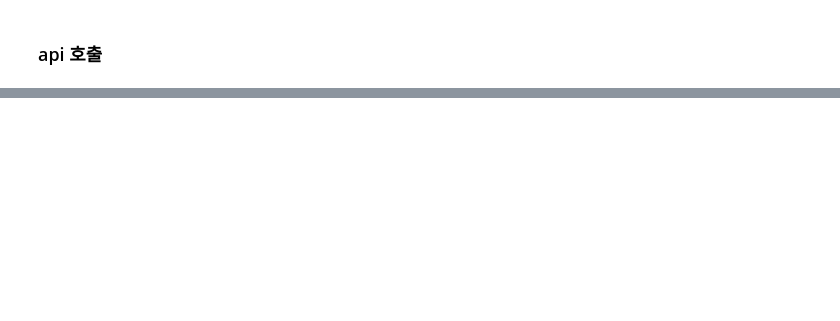
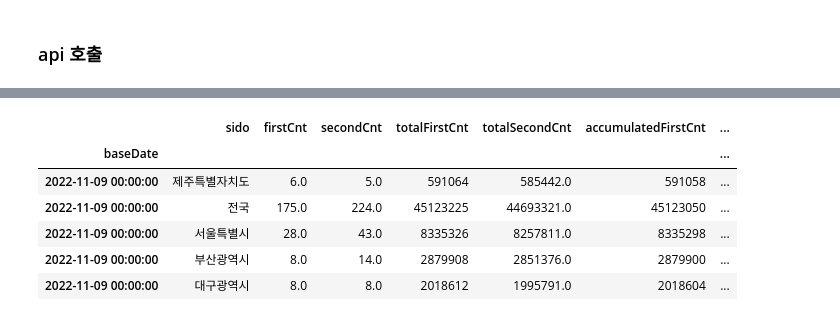
Before and after one commit to tanya-bang/12.Hadoop-Spark, a Jupyter notebook: note/14_Extract.ipynb, the cells around one changed output, grey strips where cells are left out. Cells and saved outputs as stored; diff of their text form; code cells hidden in the pictures; blank space fills up the shorter version.

```diff
--- a/note/14_Extract.ipynb
+++ b/note/14_Extract.ipynb
@@ -64,0 +357,11 @@ from bs4 import BeautifulSoup
+# %%
+vac_v1 = pd.read_csv('data/corona_data/Covid19Vaccine.csv', index_col=0)
+vac_v1.head(5)
+# %% [output]
+|  | sido | firstCnt | secondCnt | totalFirstCnt | totalSecondCnt | accumulatedFirstCnt | ... |
+| baseDate |  |  |  |  |  |  | ... |
+| 2022-11-09 00:00:00 | 제주특별자치도 | 6.0 | 5.0 | 591064 | 585442.0 | 591058 | ... |
+| 2022-11-09 00:00:00 | 전국 | 175.0 | 224.0 | 45123225 | 44693321.0 | 45123050 | ... |
+| 2022-11-09 00:00:00 | 서울특별시 | 28.0 | 43.0 | 8335326 | 8257811.0 | 8335298 | ... |
+| 2022-11-09 00:00:00 | 부산광역시 | 8.0 | 14.0 | 2879908 | 2851376.0 | 2879900 | ... |
+| 2022-11-09 00:00:00 | 대구광역시 | 8.0 | 8.0 | 2018612 | 1995791.0 | 2018604 | ... |
```
Also changed, not shown: parts of 71 cells of this notebook, 1 other file.
